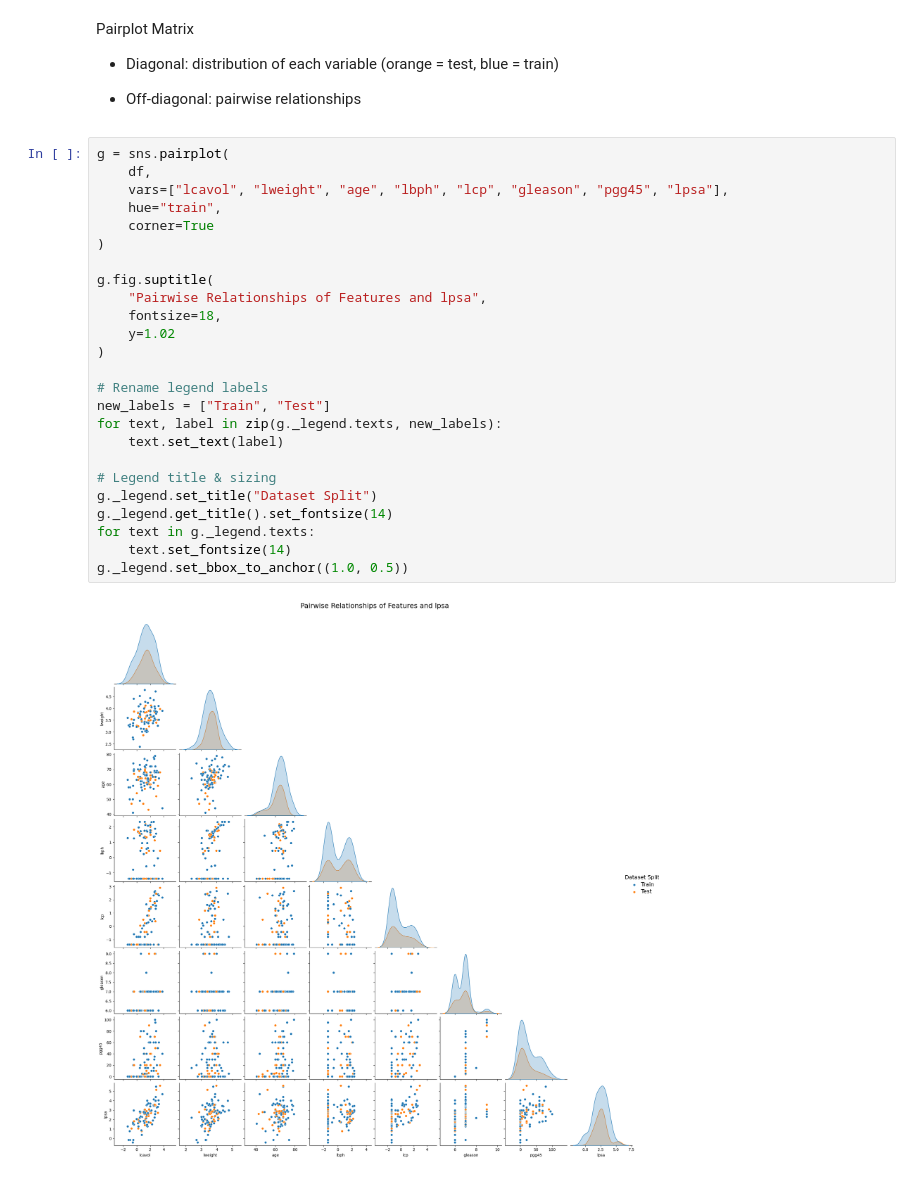
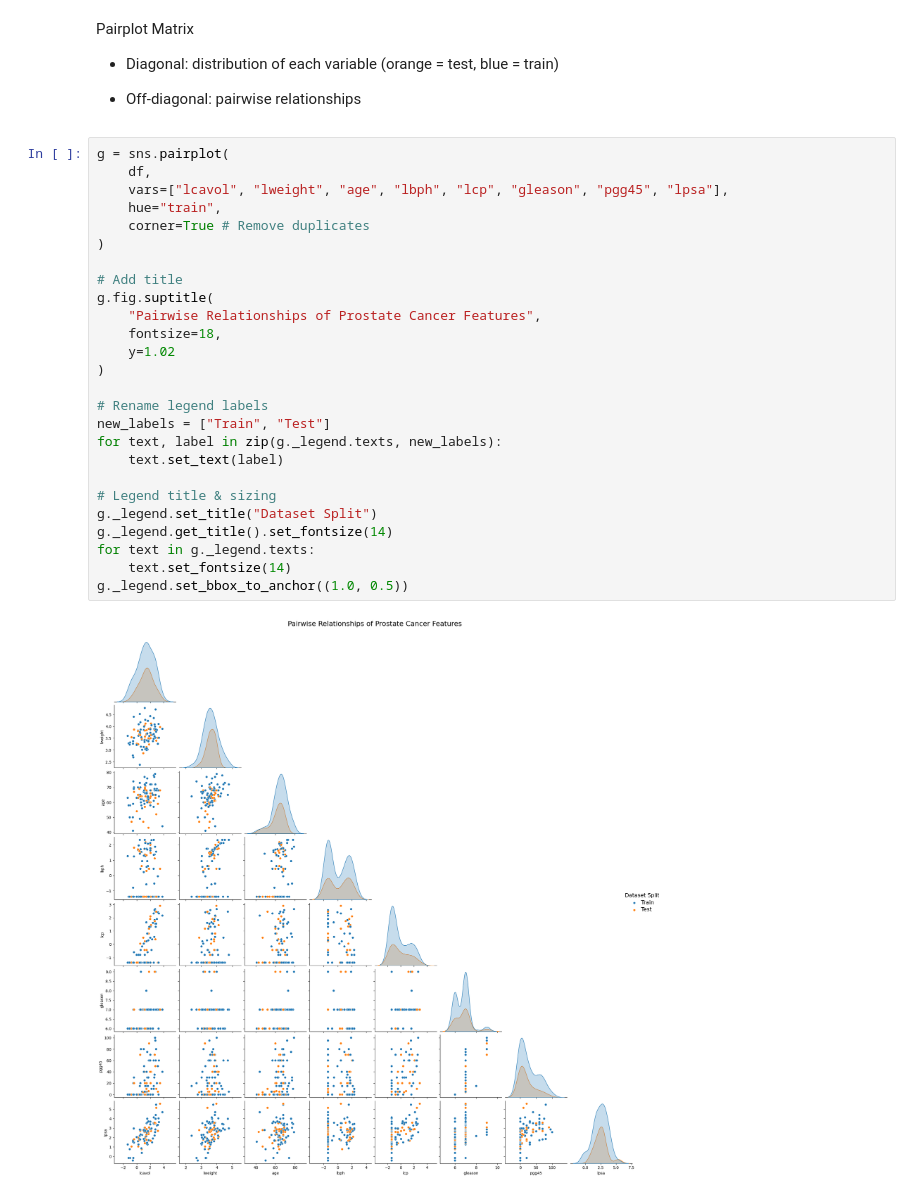
Before and after one commit to AnhJoe/data210p_assignments, a Jupyter notebook: HW1/Part1_Regression_Prostate/01_Regression_Prostate.ipynb, the cells around one changed output. Cells and saved outputs as stored; diff of their text form.

```diff
--- a/HW1/Part1_Regression_Prostate/01_Regression_Prostate.ipynb
+++ b/HW1/Part1_Regression_Prostate/01_Regression_Prostate.ipynb
@@ -116,27 +125,28 @@ Pairplot Matrix
 # %%
 g = sns.pairplot(
     df,
     vars=["lcavol", "lweight", "age", "lbph", "lcp", "gleason", "pgg45", "lpsa"],
     hue="train",
-    corner=True
+    corner=True # Remove duplicates
 )
 
+# Add title
 g.fig.suptitle(
-    "Pairwise Relationships of Features and lpsa",
+    "Pairwise Relationships of Prostate Cancer Features",
     fontsize=18,
     y=1.02
 )
 
 # Rename legend labels
 new_labels = ["Train", "Test"]
 for text, label in zip(g._legend.texts, new_labels):
     text.set_text(label)
 
 # Legend title & sizing
 g._legend.set_title("Dataset Split")
 g._legend.get_title().set_fontsize(14)
 for text in g._legend.texts:
     text.set_fontsize(14)
 g._legend.set_bbox_to_anchor((1.0, 0.5))
 # %% [output]
-[figure, old version]
+[figure, new version]
```
Also changed, not shown: parts of 14 cells of this notebook.
